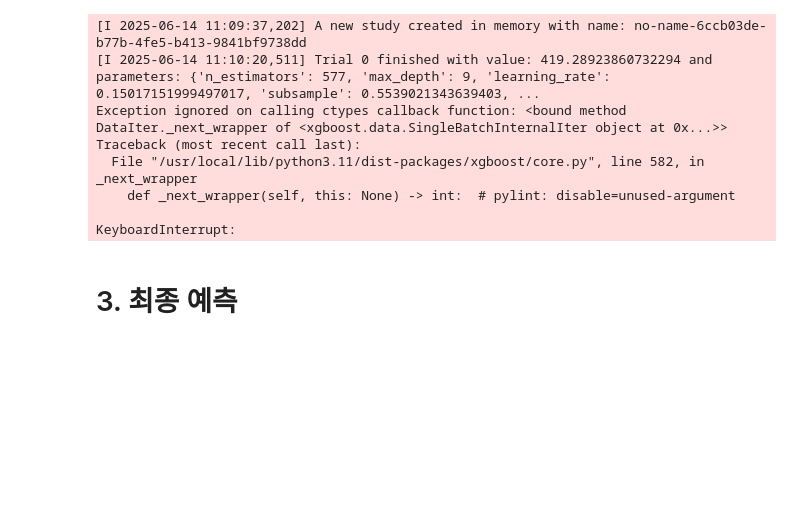
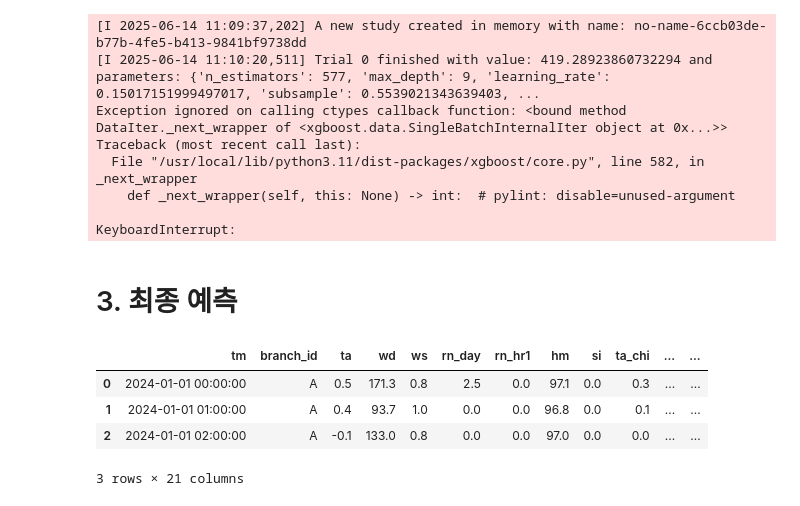
Before and after one commit to CheckNanbang/2025-weather-data-contest, a Jupyter notebook: main.ipynb, the cells around one changed output. Saved outputs shown, nothing was run; the diff lists cells and outputs as text; code cells hidden in the pictures; blank space fills up the shorter version.

```diff
--- a/main.ipynb
+++ b/main.ipynb
@@ -265,5 +265,14 @@ Traceback (most recent call last):
 KeyboardInterrupt:
 # %% [markdown]
 # 3. 최종 예측
+# %%
+df_test = pd.read_csv('./data/non_null_test_data_dh.csv')
+df_test.head(3)
+# %% [output]
+|  | tm | branch_id | ta | wd | ws | rn_day | rn_hr1 | hm | si | ta_chi | ... | ... |
+| 0 | 2024-01-01 00:00:00 | A | 0.5 | 171.3 | 0.8 | 2.5 | 0.0 | 97.1 | 0.0 | 0.3 | ... | ... |
+| 1 | 2024-01-01 01:00:00 | A | 0.4 | 93.7 | 1.0 | 0.0 | 0.0 | 96.8 | 0.0 | 0.1 | ... | ... |
+| 2 | 2024-01-01 02:00:00 | A | -0.1 | 133.0 | 0.8 | 0.0 | 0.0 | 97.0 | 0.0 | 0.0 | ... | ... |
+3 rows × 21 columns
 # %%
 # test 데이터 준비 및 전처리
```
Also changed, not shown: parts of 1 cell of this notebook, 1 other file.
